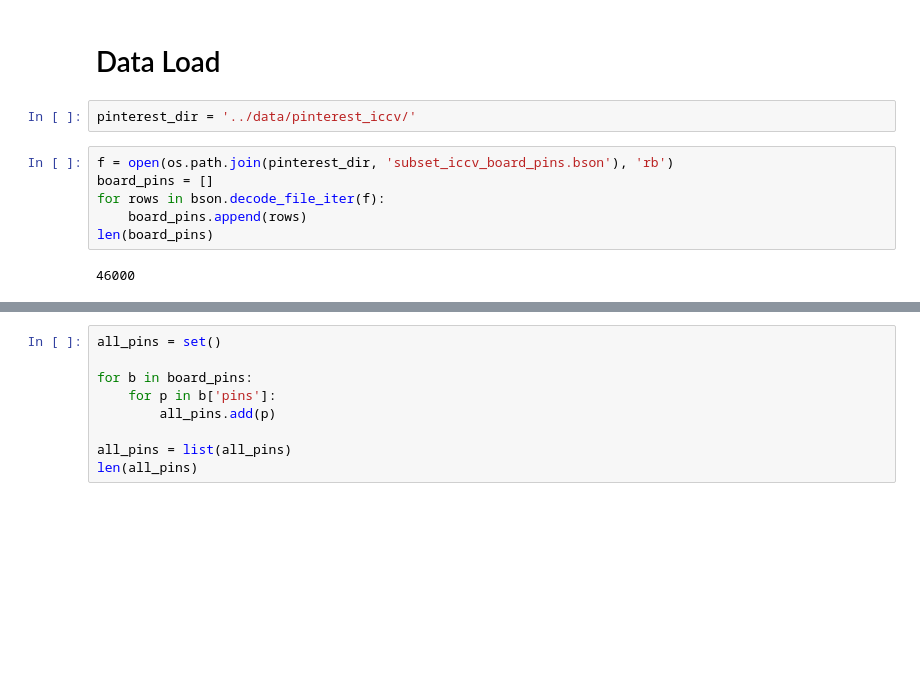
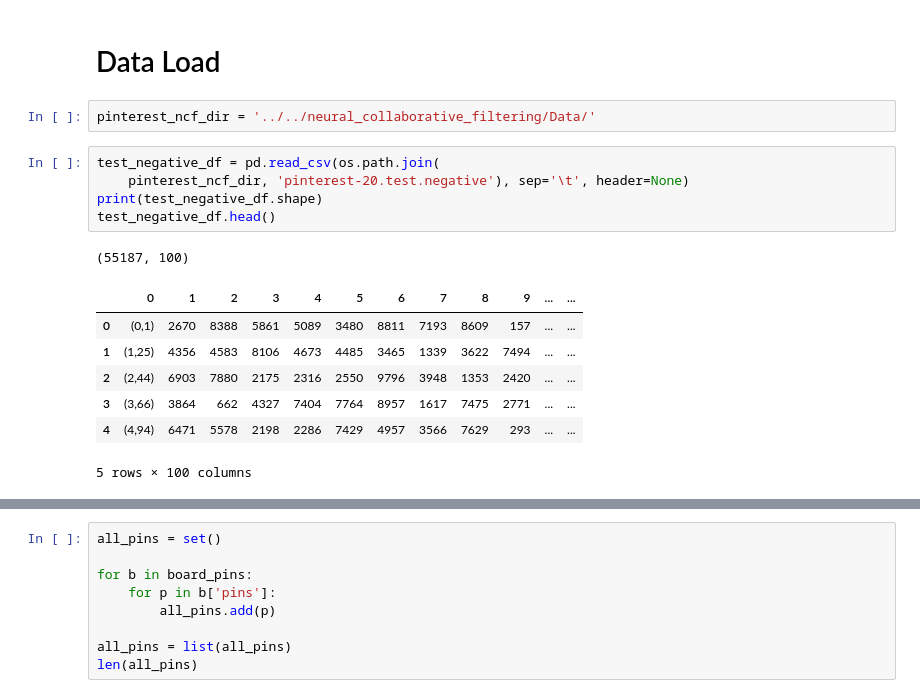
Before and after one commit to twndus/recsys, a Jupyter notebook: models/ncf-pinterest.ipynb, the cells around one changed output, grey strips where cells are left out. Cells and saved outputs as stored; diff of their text form; blank space fills up the shorter version.

Commit message:
feat: pinterest ncf implemented

```diff
--- a/models/ncf-pinterest.ipynb
+++ b/models/ncf-pinterest.ipynb
@@ -34,12 +46,18 @@ To enable them in other operations, rebuild TensorFlow with the appropriate comp
 # %% [markdown]
 # Data Load
-# %%
-pinterest_dir = '../data/pinterest_iccv/'
-# %%
-f = open(os.path.join(pinterest_dir, 'subset_iccv_board_pins.bson'), 'rb')
-board_pins = []
-for rows in bson.decode_file_iter(f):
-    board_pins.append(rows)
-len(board_pins)
-# %% [output]
-46000
+# %%
+pinterest_ncf_dir = '../../neural_collaborative_filtering/Data/'
+# %%
+test_negative_df = pd.read_csv(os.path.join(
+    pinterest_ncf_dir, 'pinterest-20.test.negative'), sep='\t', header=None)
+print(test_negative_df.shape)
+test_negative_df.head()
+# %% [output]
+(55187, 100)
+|  | 0 | 1 | 2 | 3 | 4 | 5 | 6 | 7 | 8 | 9 | ... | ... |
+| 0 | (0,1) | 2670 | 8388 | 5861 | 5089 | 3480 | 8811 | 7193 | 8609 | 157 | ... | ... |
+| 1 | (1,25) | 4356 | 4583 | 8106 | 4673 | 4485 | 3465 | 1339 | 3622 | 7494 | ... | ... |
+| 2 | (2,44) | 6903 | 7880 | 2175 | 2316 | 2550 | 9796 | 3948 | 1353 | 2420 | ... | ... |
+| 3 | (3,66) | 3864 | 662 | 4327 | 7404 | 7764 | 8957 | 1617 | 7475 | 2771 | ... | ... |
+| 4 | (4,94) | 6471 | 5578 | 2198 | 2286 | 7429 | 4957 | 3566 | 7629 | 293 | ... | ... |
+5 rows × 100 columns
```
Also changed, not shown: parts of 53 cells of this notebook, 1 other file.
